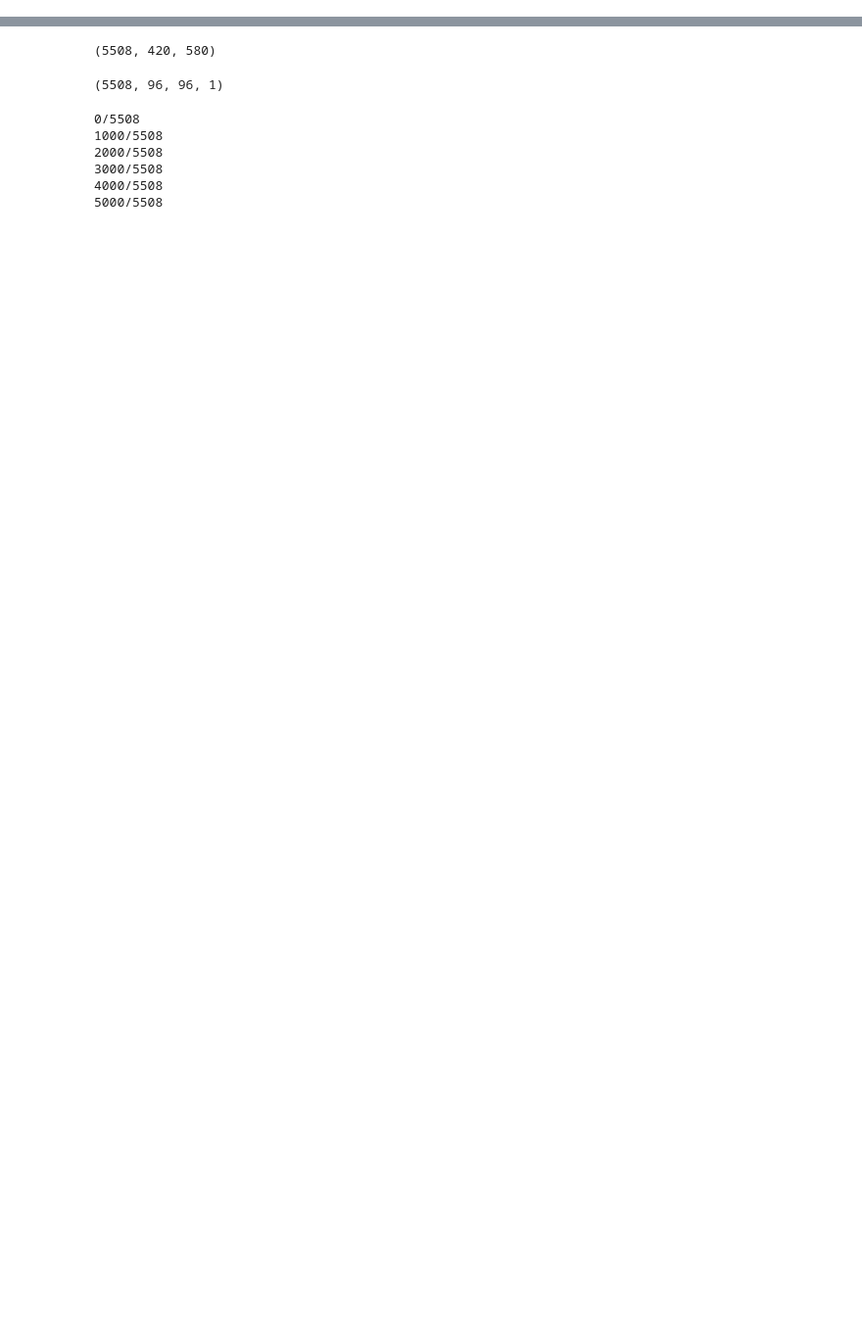
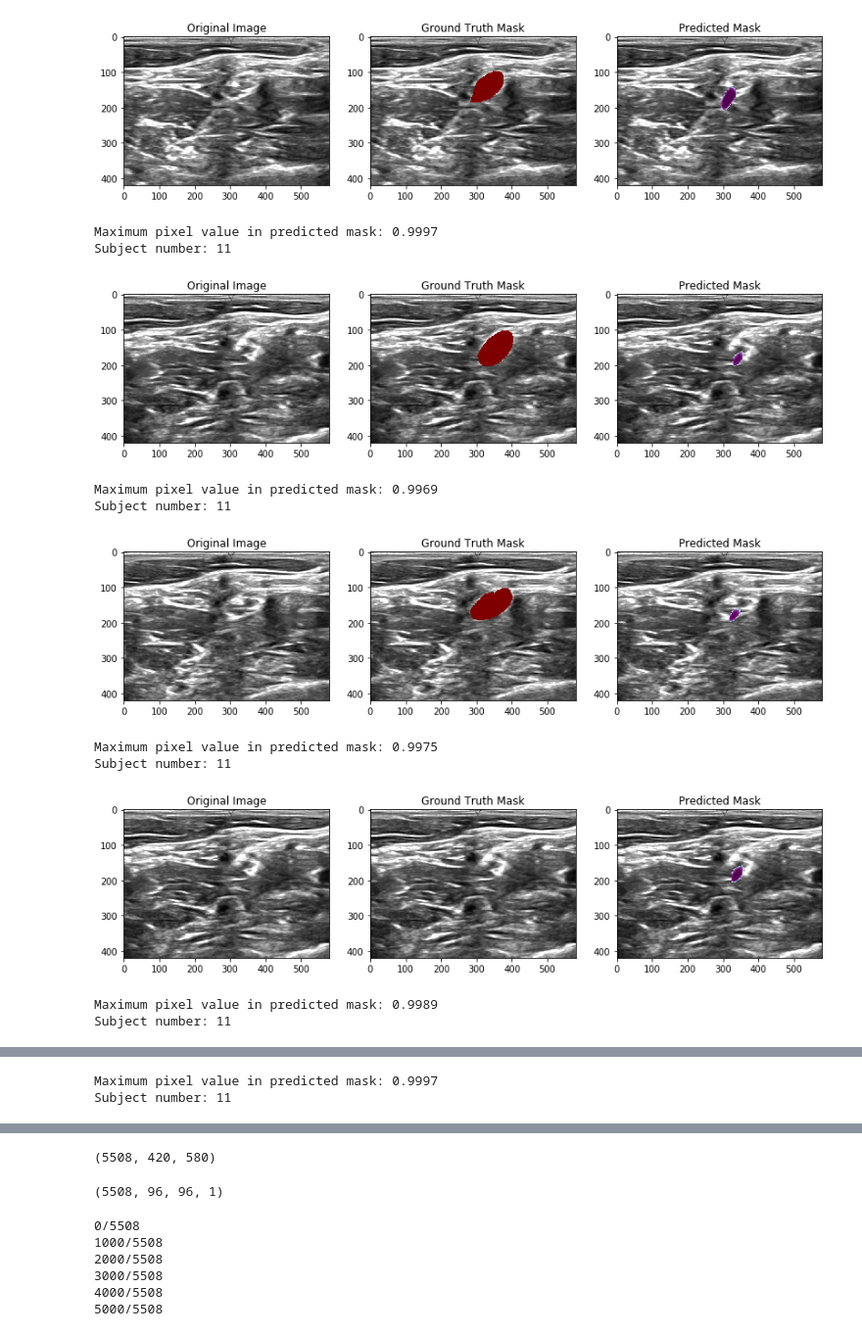
Before and after one commit to andrewjsiu/nerve-segmentation, a Jupyter notebook: examine_predictions.ipynb, the cells around one changed output, grey strips where cells are left out. Shown at 98% size. Cells and saved outputs as stored; diff of their text form; code cells hidden in the pictures; blank space fills up the shorter version.

```diff
--- a/examine_predictions.ipynb
+++ b/examine_predictions.ipynb
@@ -9,0 +98,25 @@ from skimage.transform import resize
+# %%
+ind_true = true_max.loc[true_max>0.5].index.values
+ind_pred = max_train.loc[max_train>0.5].index.values
+# %%
+def plot_masks(i):
+    """ Plot the original training image and compare the ground truth with predictions"""
+    plt.figure(figsize=(14,6))
+    ax = plt.subplot(131)
+    ax.set_title("Original Image")
+    plt.imshow(imgs_train[i], cmap=cm.gray)
+    ax = plt.subplot(132)
+    ax.set_title("Ground Truth Mask")
+    plt.imshow(imgs_train[i], cmap=cm.gray)
+    my_cmap = cm.OrRd
+    my_cmap.set_under(alpha=0)
+    plt.imshow(imgs_mask_train[i], cmap=my_cmap, clim=[0.9, 1])
+    ax = plt.subplot(133)
+    ax.set_title("Predicted Mask")
+    plt.imshow(imgs_train[i], cmap=cm.gray)
+    my_cmap = cm.BuPu
+    my_cmap.set_under(alpha=0)
+    plt.imshow(np.squeeze(pred_train[i]), cmap=my_cmap, clim=[0.9, 1])
+    plt.show()
+    print("Maximum pixel value in predicted mask: {:.4f}".format(max_train[i]))
+    print("Subject number: {}".format(subjects[i]))
@@ -9,0 +126,16 @@ from skimage.transform import resize
+# %%
+for i in range(5,10):
+    plot_masks(ind_pred[i])
+# %% [output]
+[figure, added]
+Maximum pixel value in predicted mask: 0.9997
+Subject number: 11
+[figure, added]
+Maximum pixel value in predicted mask: 0.9969
+Subject number: 11
+[figure, added]
+Maximum pixel value in predicted mask: 0.9975
+Subject number: 11
+[figure, added]
+Maximum pixel value in predicted mask: 0.9989
+Subject number: 11
@@ -9,0 +143,2 @@ from skimage.transform import resize
+Maximum pixel value in predicted mask: 0.9997
+Subject number: 11
```
Also changed, not shown: parts of 33 cells of this notebook, 1 other file.
